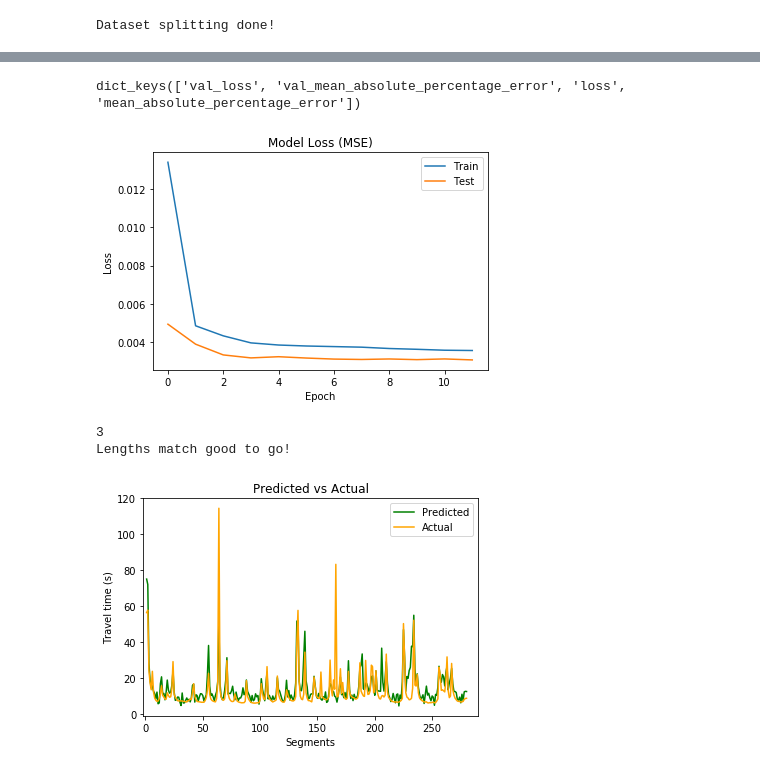
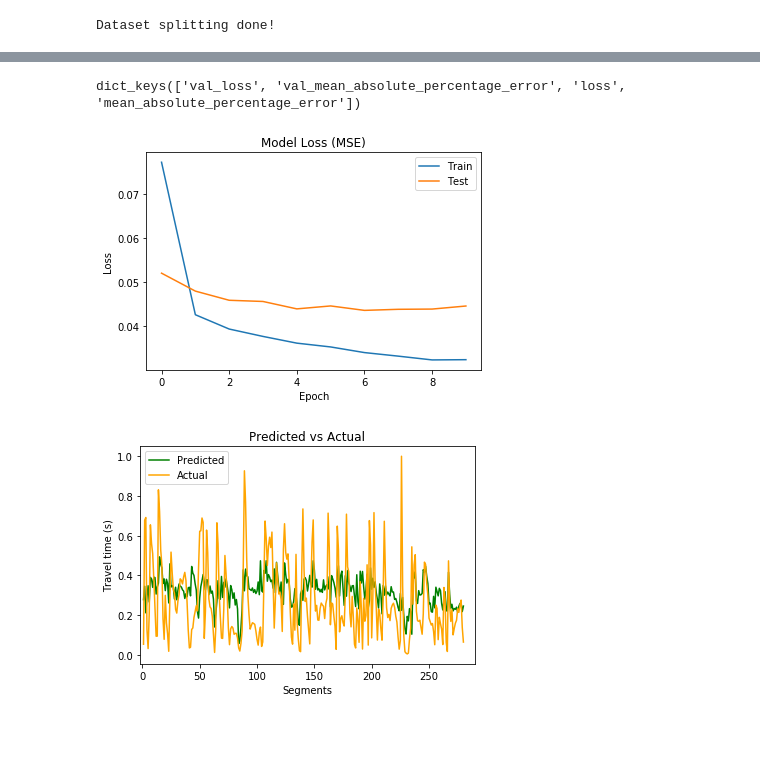
Before and after one commit to Nithishwer/travel-time-CNN, a Jupyter notebook: Models/Model_2.ipynb, the cells around one changed output, grey strips where cells are left out. Cells and saved outputs as stored; diff of their text form; code cells hidden in the pictures; blank space fills up the shorter version.

```diff
--- a/Models/Model_2.ipynb
+++ b/Models/Model_2.ipynb
@@ -19,9 +19,9 @@ import pandas as pd
 
 # Selecting data based on bin size
 if Bin_size==0.5:
-    df2 = pd.read_csv('/home/pennyworth/Documents/Bus/Data/from_R_19B_30min_normed.csv',header =None)
+    df2 = pd.read_csv('/home/pennyworth/Documents/Bus/Data/from_R_19B_30min_n&f.csv',header =None)
 if Bin_size==1:
-    df2 = pd.read_csv('/home/pennyworth/Documents/Bus/Data/from_R_19B_1Hr_normed.csv',header =None)
+    df2 = pd.read_csv('/home/pennyworth/Documents/Bus/Data/from_R_19B_1Hr_n&f.csv',header =None)
 
 #Converting dataframe into matrix
 dataset=df2.as_matrix()
@@ -158,7 +158,7 @@ model.add(Flatten())
 model.add(Dense(500, activation='relu'))
 model.add(Dense(n_output))
 model.compile(optimizer='adam', loss=['mse'],metrics=["mape"])
-epochno=12
+epochno=10
 # fit model
 history=model.fit(X_train, y_train, epochs=epochno, verbose=0, validation_data = (X_test, y_test))
 print("Number or epochs:",epochno)
@@ -222,7 +208,7 @@ plt.legend(['Train', 'Test'], loc='upper right')
 plt.show()
 # %% [output]
 dict_keys(['val_loss', 'val_mean_absolute_percentage_error', 'loss', 'mean_absolute_percentage_error'])
-[figure, old version]
+[figure, new version]
 # %%
 #history=model.fit(X, y, epochs=3000, verbose=1)
 #model.evaluate(X,y)
@@ -245,37 +231,40 @@ dict_keys(['val_loss', 'val_mean_absolute_percentage_error', 'loss', 'mean_absol
 # Plot a random Prediction vs actual travel time
 import matplotlib.pyplot as plt
 import numpy as np
-np.random.seed(82)
-rnd=np.random.randint(len(X_test))
-print(rnd)
+np.random.seed(100)
 
-# Demonstrate Prediction
-x_input = X_test[rnd]
-x_input = x_input.reshape((1, irows, n_features))
-yhat = model.predict(x_input, verbose=0)
-y_output = y_test[rnd]
-#print(len(yhat[0]))
-pdt=yhat[0]
-act=y_output
-if len(pdt)==len(act):
-    print("Lengths match good to go!")
+#function to get the act and pdt values of a specified sample in the test set
+def get_pdt_act(ind):
+    #print(ind)
+    # Demonstrate Prediction
+    x_input = X_test[ind]
+    x_input = x_input.reshape((1, irows, n_features))
+    yhat = model.predict(x_input, verbose=0)
+    y_output = y_test[ind]
+    #print(len(yhat[0]))
+    pdt=yhat[0]
+    act=y_output
+    if len(pdt)!=len(act):
+        print("ERROR!")
+    return pdt,act
+
+norm_pdt,norm_act=get_pdt_act(6)
-# %% [output]
-3
-Lengths match good to go!
 # %%
 import matplotlib.pyplot as plt
 import numpy
 
-x=list(range(1,len(pdt)+1))
-plt.plot(x, pdt[0:], color='g',label="Predicted")
-plt.plot(x, act[0:], color='orange',label="Actual")
-plt.xlabel('Segments')
-plt.ylabel('Travel time (s)')
-plt.title('Predicted vs Actual')
-axes = plt.gca()
-#axes.set_ylim([0,180])
-axes.set_xlim([-2,len(pdt)+10])
-leg = plt.legend();
-plt.show()
+def plot_this(pdt_plt,act_plt):
+    x=list(range(1,len(pdt)+1))
+    plt.plot(x, pdt_plt[0:], color='g',label="Predicted")
+    plt.plot(x, act_plt[0:], color='orange',label="Actual")
+    plt.xlabel('Segments')
+    plt.ylabel('Travel time (s)')
+    plt.title('Predicted vs Actual')
+    axes = plt.gca()
+    #axes.set_ylim([0,180])
+    axes.set_xlim([-2,len(pdt)+10])
+    leg = plt.legend();
+    plt.show()
+plot_this(norm_pdt,norm_act)
 # %% [output]
-[figure, old version]
+[figure, new version]
```
Also changed, not shown: parts of 6 cells of this notebook, 3 other files.
